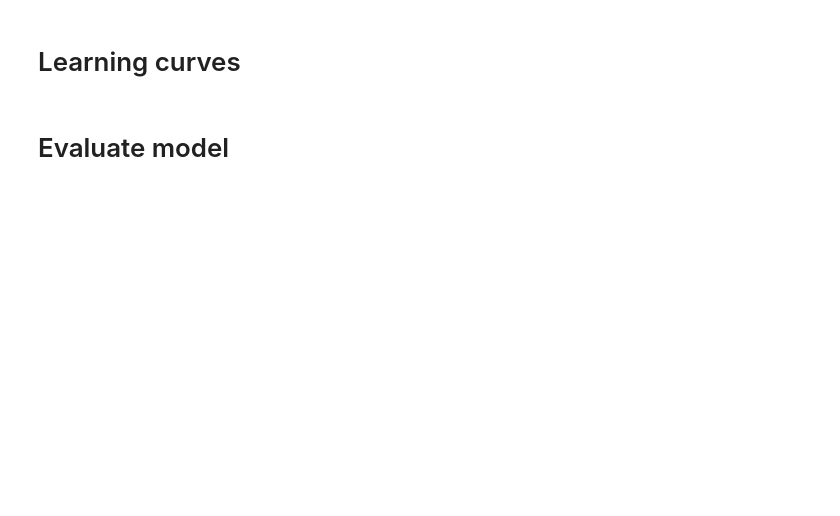
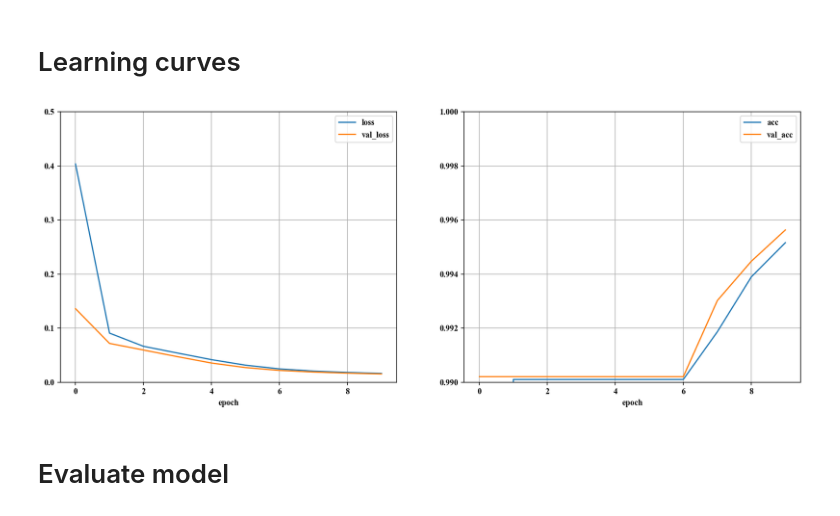
Before and after one commit to volkancicek/ml-application-19, a Jupyter notebook: notebooks/dblp-scholar-base-1-avg-num-null.ipynb, the cells around one changed output. Drawn from its saved outputs; the diff is of its cells as text; code cells hidden in the pictures; blank space fills up the shorter version.

```diff
--- a/notebooks/dblp-scholar-base-1-avg-num-null.ipynb
+++ b/notebooks/dblp-scholar-base-1-avg-num-null.ipynb
@@ -73,7 +75,7 @@ deep_er_model_generator(data,
 # Train model
 # %%
 model.compile(optimizer='adam', loss='binary_crossentropy', metrics=['acc'])
-history = model.fit(X_train, y_train, epochs=10, batch_size=8192,
+history = model.fit(X_train, y_train, epochs=10, batch_size=16384,
                     validation_data=(X_val, y_val),
                     shuffle=True)
 
@@ -86,16 +111,18 @@ histories['val_loss'].extend(history.history['val_loss'])
 # %%
 fig, axes = plt.subplots(1, 2, figsize=(16,6))
 axes[0].plot(histories['loss'], label='loss')
 axes[0].plot(histories['val_loss'], label='val_loss')
-axes[0].set_ylim(0, 0.1)
+axes[0].set_ylim(0, 0.5)
 axes[1].plot(histories['acc'], label='acc')
 axes[1].plot(histories['val_acc'], label='val_acc')
-axes[1].set_ylim(.8, 1)
+axes[1].set_ylim(.99, 1)
 
 for ax in axes:
     ax.legend()
     ax.grid(True)
     ax.set(xlabel='epoch')
+# %% [output]
+[figure, added]
 # %% [markdown]
 # Evaluate model
 # %%
```
Also changed, not shown: parts of 3 cells of this notebook, 8 other files.
